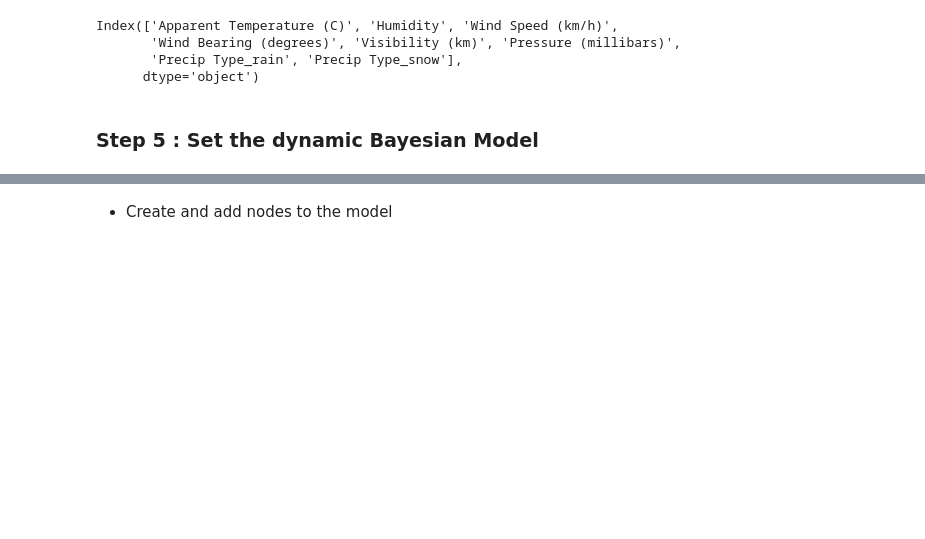
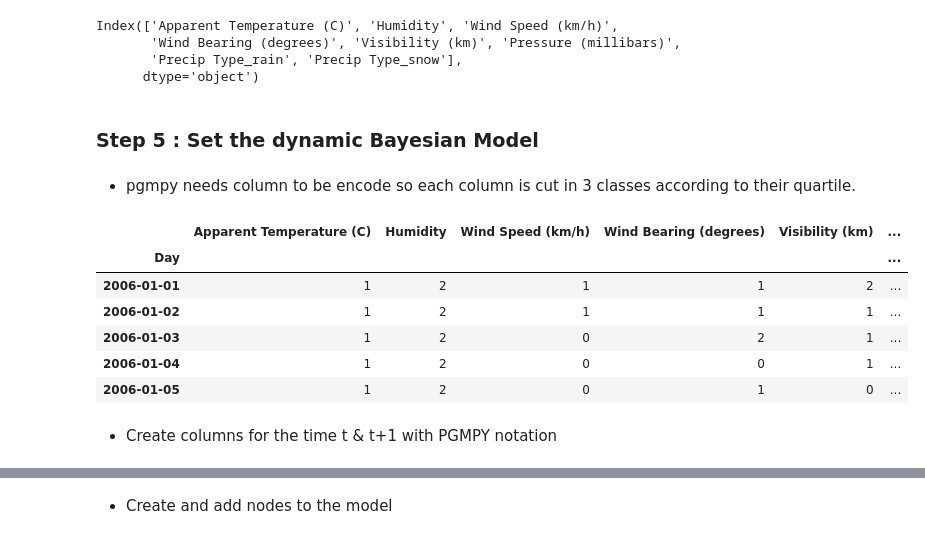
Before and after one commit to LucasTexier/Weather-prediction-with-bayesian-model, a Jupyter notebook: Weather-prediction.ipynb, the cells around one changed output, grey strips where cells are left out. Cells and saved outputs as stored; diff of their text form; code cells hidden in the pictures; blank space fills up the shorter version.

```diff
--- a/Weather-prediction.ipynb
+++ b/Weather-prediction.ipynb
@@ -185,3 +185,18 @@ Index(['Apparent Temperature (C)', 'Humidity', 'Wind Speed (km/h)',
       dtype='object')
 # %% [markdown]
 ### Step 5 : Set the dynamic Bayesian Model
+# %% [markdown]
+* pgmpy needs column to be encode so each column is cut in 3 classes according to their quartile.
+# %%
+X = X_day.apply(lambda x: pd.cut(x, bins=3, labels=False))
+X.head()
+# %% [output]
+|  | Apparent Temperature (C) | Humidity | Wind Speed (km/h) | Wind Bearing (degrees) | Visibility (km) | ... |
+| Day |  |  |  |  |  | ... |
+| 2006-01-01 | 1 | 2 | 1 | 1 | 2 | ... |
+| 2006-01-02 | 1 | 2 | 1 | 1 | 1 | ... |
+| 2006-01-03 | 1 | 2 | 0 | 2 | 1 | ... |
+| 2006-01-04 | 1 | 2 | 0 | 0 | 1 | ... |
+| 2006-01-05 | 1 | 2 | 0 | 1 | 0 | ... |
+# %% [markdown]
+* Create columns for the time t & t+1 with PGMPY notation
```
Also changed, not shown: parts of 15 cells of this notebook.
